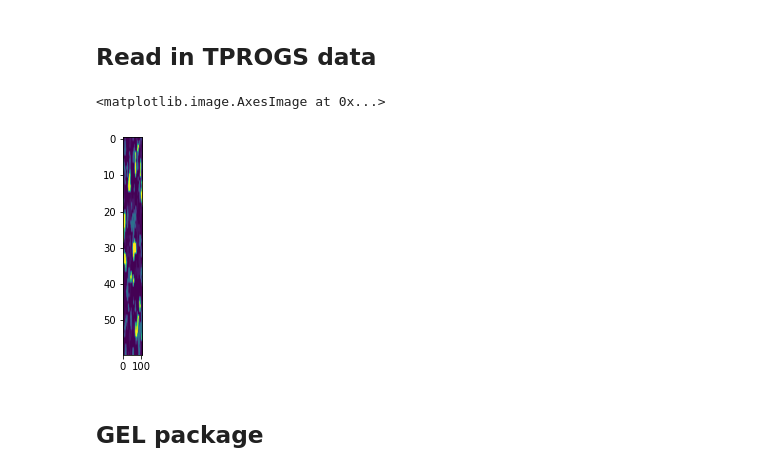
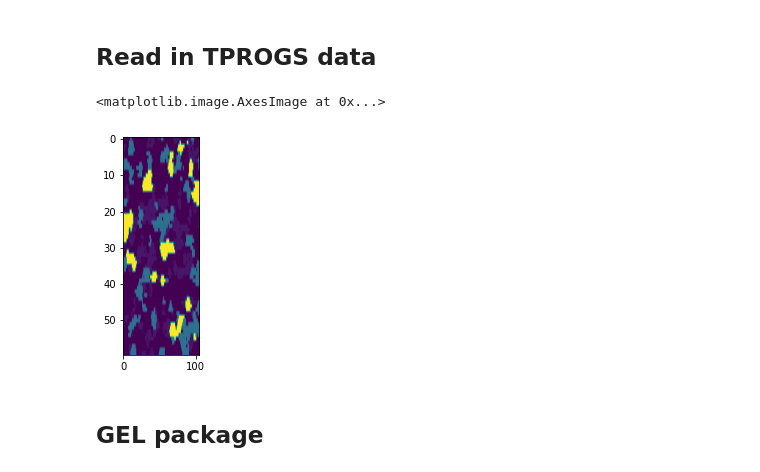
Before and after one commit to andrewcalderwood/CosumnesRiverRecharge, a Jupyter notebook: modflow_development/RIV_Regional/WEL_RIV_RCH_GHB_tprogs.ipynb, the cells around one changed output. Drawn from its saved outputs; the diff is of its cells as text; code cells hidden in the pictures.

```diff
--- a/modflow_development/RIV_Regional/WEL_RIV_RCH_GHB_tprogs.ipynb
+++ b/modflow_development/RIV_Regional/WEL_RIV_RCH_GHB_tprogs.ipynb
@@ -864,11 +881,11 @@ masked_tprogs = np.reshape(tprogs_line, (200, 60, 105 ))
 # masked_tprogs=tprogs_cut_elev(tprogs_line)
 K, Sy, Ss= int_to_param(masked_tprogs)
 # %%
-plt.imshow(K[0,:,:],aspect = 20)
+plt.imshow(K[0,:,:],aspect = 5)
 # plt.imshow(K[:,:,0])
 # %% [output]
 <matplotlib.image.AxesImage at 0x...>
-[figure, old version]
+[figure, new version]
 # %%
 # take the mean water surface elevations for fall and spring
 kriged_fall_avg = np.nanmean(kriged_fall,axis=0)
```
Also changed, not shown: parts of 21 cells of this notebook.
